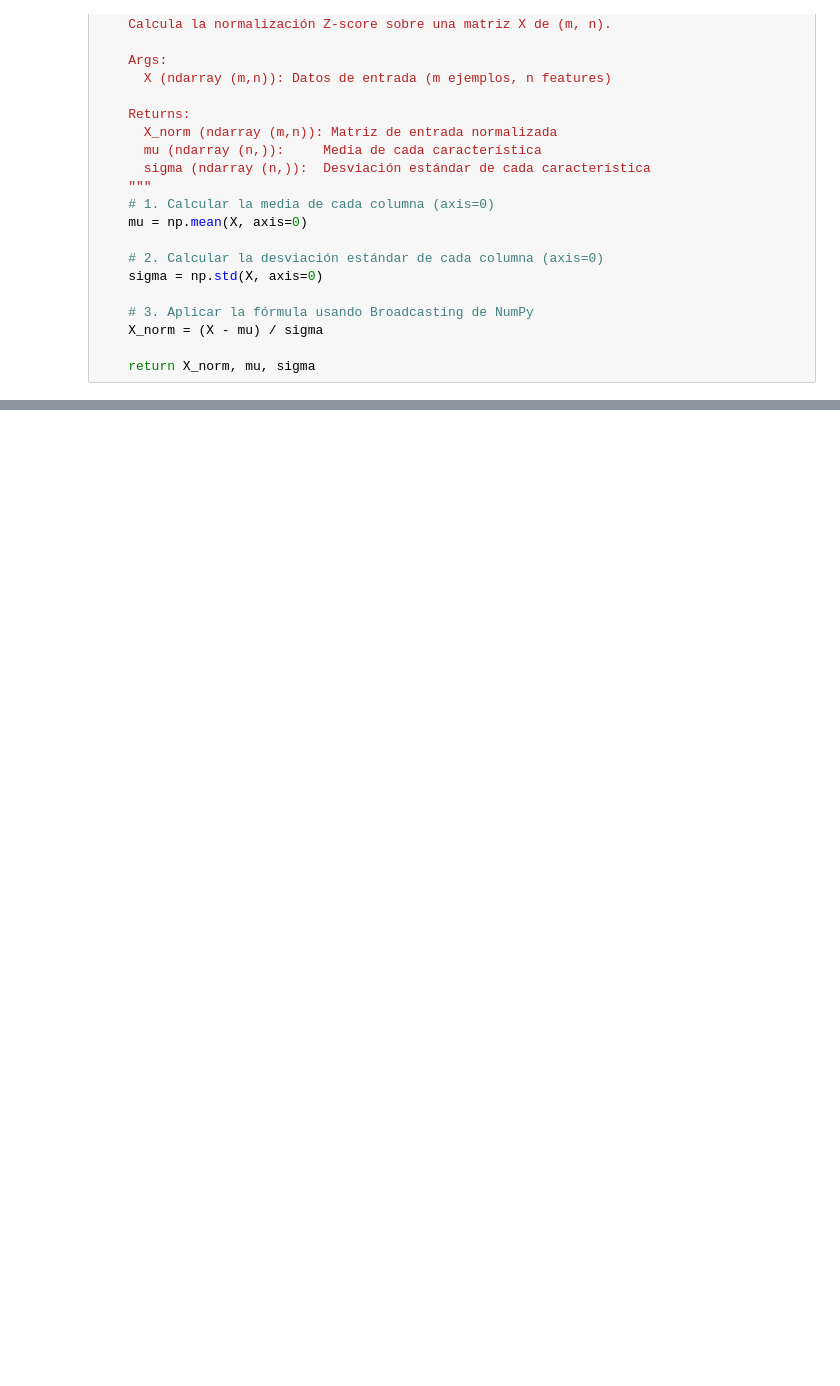
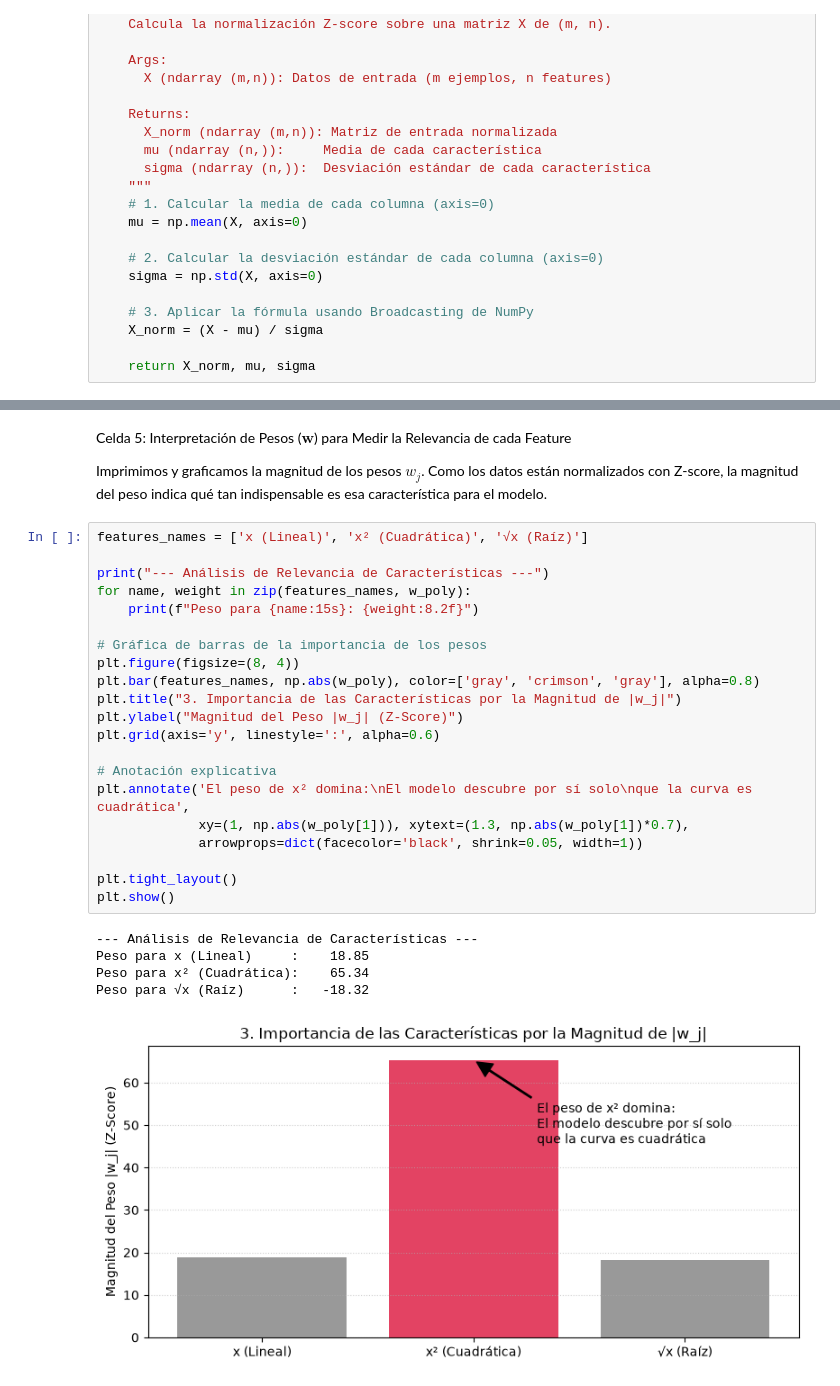
Before and after one commit to IanOlave0/mis_apuntes_isc, a Jupyter notebook: apuntes_ML/05_GD_in_practice.ipynb, the cells around one changed output, grey strips where cells are left out. Drawn from its saved outputs; the diff is of its cells as text; blank space fills up the shorter version.

```diff
--- a/apuntes_ML/05_gradient_descent_pc.ipynb
+++ b/apuntes_ML/05_GD_in_practice.ipynb
@@ -163,0 +343,31 @@ def zscore_normalize_features(X):
+# %% [markdown]
+Celda 5: Interpretación de Pesos ($\mathbf{w}$) para Medir la Relevancia de cada Feature
+
+Imprimimos y graficamos la magnitud de los pesos $w_j$. Como los datos están normalizados con Z-score, la magnitud del peso indica qué tan indispensable es esa característica para el modelo.
+# %%
+features_names = ['x (Lineal)', 'x² (Cuadrática)', '√x (Raíz)']
+
+print("--- Análisis de Relevancia de Características ---")
+for name, weight in zip(features_names, w_poly):
+    print(f"Peso para {name:15s}: {weight:8.2f}")
+
+# Gráfica de barras de la importancia de los pesos
+plt.figure(figsize=(8, 4))
+plt.bar(features_names, np.abs(w_poly), color=['gray', 'crimson', 'gray'], alpha=0.8)
+plt.title("3. Importancia de las Características por la Magnitud de |w_j|")
+plt.ylabel("Magnitud del Peso |w_j| (Z-Score)")
+plt.grid(axis='y', linestyle=':', alpha=0.6)
+
+# Anotación explicativa
+plt.annotate('El peso de x² domina:\nEl modelo descubre por sí solo\nque la curva es cuadrática',
+             xy=(1, np.abs(w_poly[1])), xytext=(1.3, np.abs(w_poly[1])*0.7),
+             arrowprops=dict(facecolor='black', shrink=0.05, width=1))
+
+plt.tight_layout()
+plt.show()
+# %% [output]
+--- Análisis de Relevancia de Características ---
+Peso para x (Lineal)     :    18.85
+Peso para x² (Cuadrática):    65.34
+Peso para √x (Raíz)      :   -18.32
+[figure, added]
```
Also changed, not shown: parts of 16 cells of this notebook.
